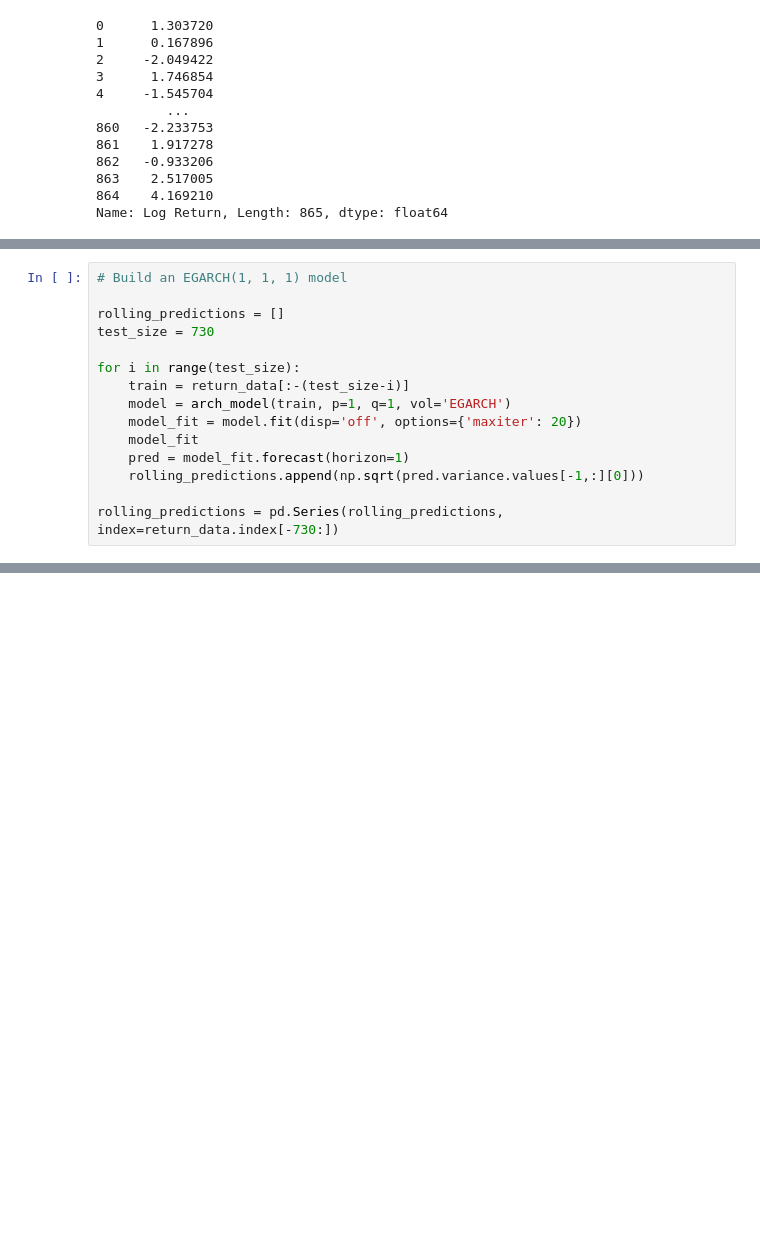
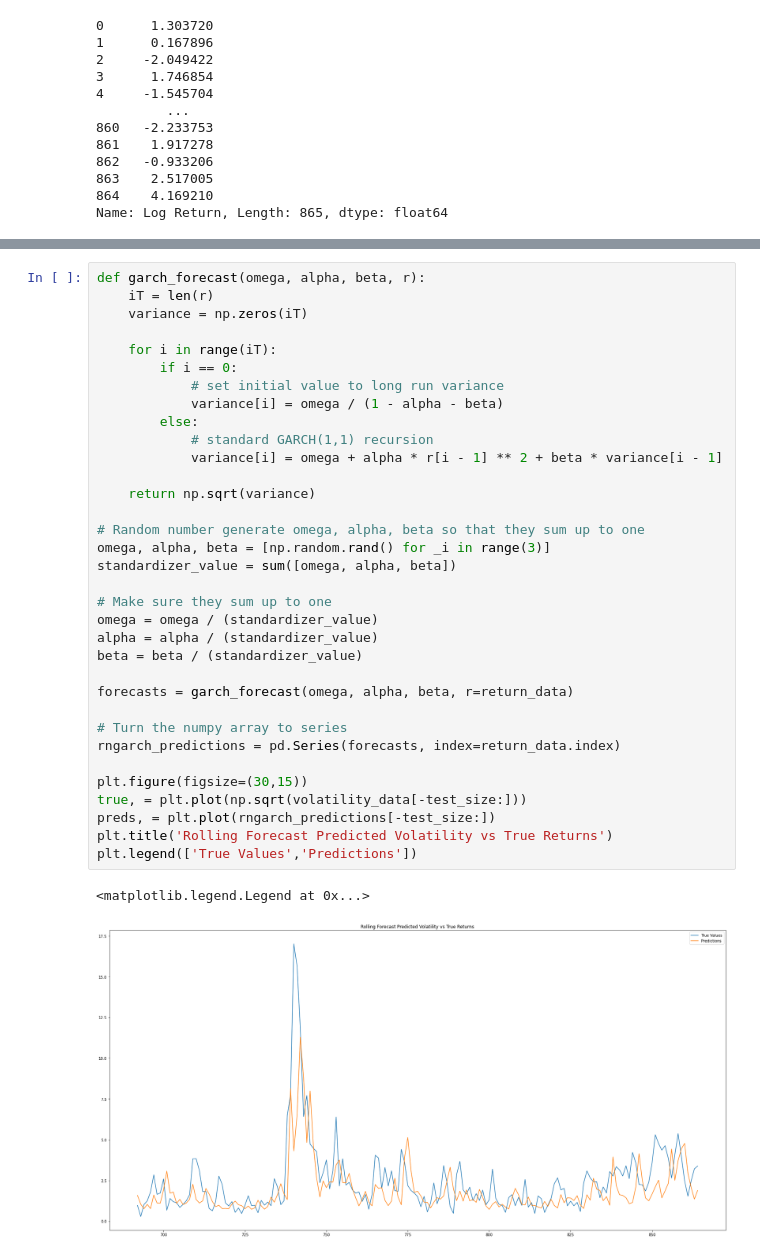
Before and after one commit to setamies/volatility-modeling, a Jupyter notebook: main.ipynb, the cells around one changed output, grey strips where cells are left out. Saved outputs shown, nothing was run; the diff lists cells and outputs as text; blank space fills up the shorter version.

```diff
--- a/main.ipynb
+++ b/main.ipynb
@@ -456,15 +454,0 @@ plt.legend(['True Values','Predictions'])
-# %%
-# Build an EGARCH(1, 1, 1) model
-
-rolling_predictions = []
-test_size = 730
-
-for i in range(test_size):
-    train = return_data[:-(test_size-i)]
-    model = arch_model(train, p=1, q=1, vol='EGARCH')
-    model_fit = model.fit(disp='off', options={'maxiter': 20})
-    model_fit
-    pred = model_fit.forecast(horizon=1)
-    rolling_predictions.append(np.sqrt(pred.variance.values[-1,:][0]))
-
-rolling_predictions = pd.Series(rolling_predictions, index=return_data.index[-730:])
@@ -593,0 +455,37 @@ See scipy.optimize.fmin_slsqp for code meaning.
+# %%
+def garch_forecast(omega, alpha, beta, r):
+    iT = len(r)
+    variance = np.zeros(iT)
+
+    for i in range(iT):
+        if i == 0:
+            # set initial value to long run variance
+            variance[i] = omega / (1 - alpha - beta)
+        else:
+            # standard GARCH(1,1) recursion
+            variance[i] = omega + alpha * r[i - 1] ** 2 + beta * variance[i - 1]
+
+    return np.sqrt(variance)
+
+# Random number generate omega, alpha, beta so that they sum up to one
+omega, alpha, beta = [np.random.rand() for _i in range(3)]
+standardizer_value = sum([omega, alpha, beta])
+
+# Make sure they sum up to one
+omega = omega / (standardizer_value)
+alpha = alpha / (standardizer_value)
+beta = beta / (standardizer_value)
+
+forecasts = garch_forecast(omega, alpha, beta, r=return_data)
+
+# Turn the numpy array to series
+rngarch_predictions = pd.Series(forecasts, index=return_data.index)
+
+plt.figure(figsize=(30,15))
+true, = plt.plot(np.sqrt(volatility_data[-test_size:]))
+preds, = plt.plot(rngarch_predictions[-test_size:])
+plt.title('Rolling Forecast Predicted Volatility vs True Returns')
+plt.legend(['True Values','Predictions'])
+# %% [output]
+<matplotlib.legend.Legend at 0x...>
+[figure, added]
```
Also changed, not shown: parts of 16 cells of this notebook.
